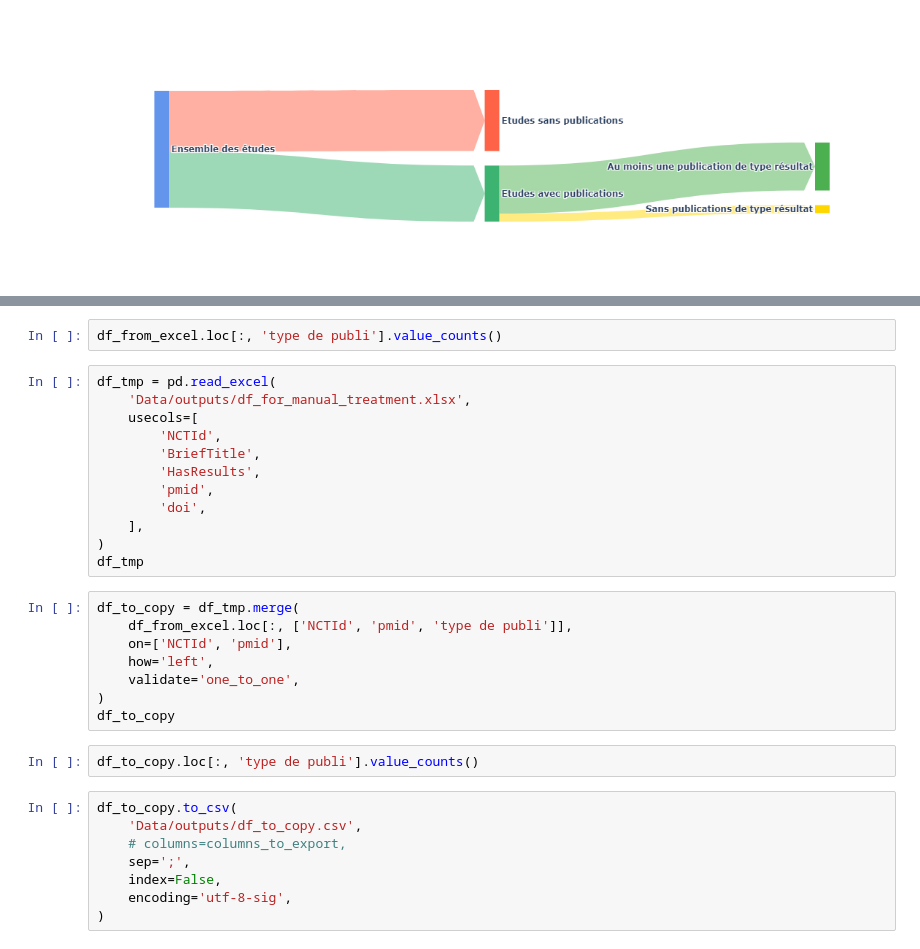
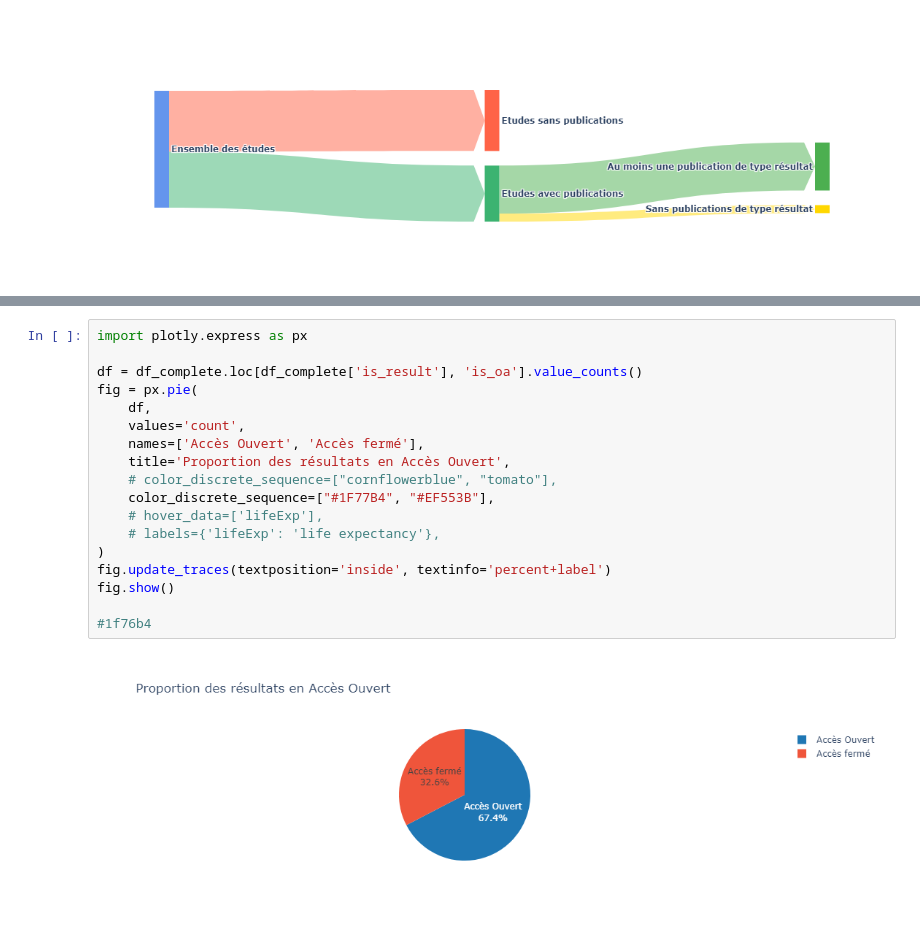
Before and after one commit to Inserm-IST/BSO-Inserm-Sante, a Jupyter notebook: 03_traitement_manuel_donnees_sante.ipynb, the cells around one changed output, grey strips where cells are left out. Saved outputs shown, nothing was run; the diff lists cells and outputs as text.

Commit message:
Cleaned up; Added pie chart for Open Access (WIP)

```diff
--- a/03_traitement_manuel_donnees_sante.ipynb
+++ b/03_traitement_manuel_donnees_sante.ipynb
@@ -692,32 +652,20 @@ KeyError: "['type de publi'] not in index"
-# %%
-df_from_excel.loc[:, 'type de publi'].value_counts()
-# %%
-df_tmp = pd.read_excel(
-    'Data/outputs/df_for_manual_treatment.xlsx',
-    usecols=[
-        'NCTId',
-        'BriefTitle',
-        'HasResults',
-        'pmid',
-        'doi',
-    ],
-)
-df_tmp
-# %%
-df_to_copy = df_tmp.merge(
-    df_from_excel.loc[:, ['NCTId', 'pmid', 'type de publi']],
-    on=['NCTId', 'pmid'],
-    how='left',
-    validate='one_to_one',
-)
-df_to_copy
-# %%
-df_to_copy.loc[:, 'type de publi'].value_counts()
-# %%
-df_to_copy.to_csv(
-    'Data/outputs/df_to_copy.csv',
-    # columns=columns_to_export,
-    sep=';',
-    index=False,
-    encoding='utf-8-sig',
-)
+# %%
+import plotly.express as px
+
+df = df_complete.loc[df_complete['is_result'], 'is_oa'].value_counts()
+fig = px.pie(
+    df,
+    values='count',
+    names=['Accès Ouvert', 'Accès fermé'],
+    title='Proportion des résultats en Accès Ouvert',
+    # color_discrete_sequence=["cornflowerblue", "tomato"],
+    color_discrete_sequence=["#1F77B4", "#EF553B"],
+    # hover_data=['lifeExp'],
+    # labels={'lifeExp': 'life expectancy'},
+)
+fig.update_traces(textposition='inside', textinfo='percent+label')
+fig.show()
+
+#1f76b4
+# %% [output]
+[figure, added]
```
Also changed, not shown: parts of 38 cells of this notebook.
